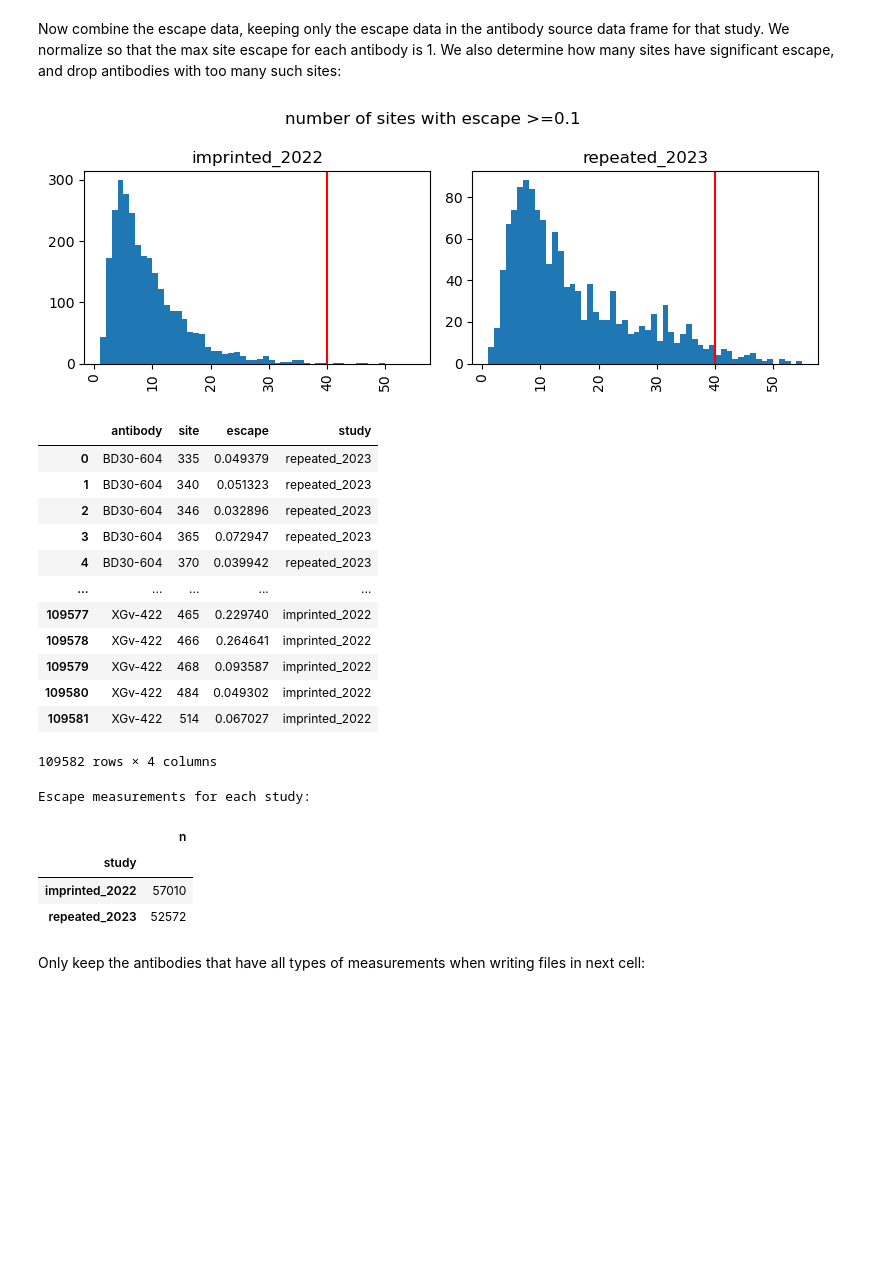
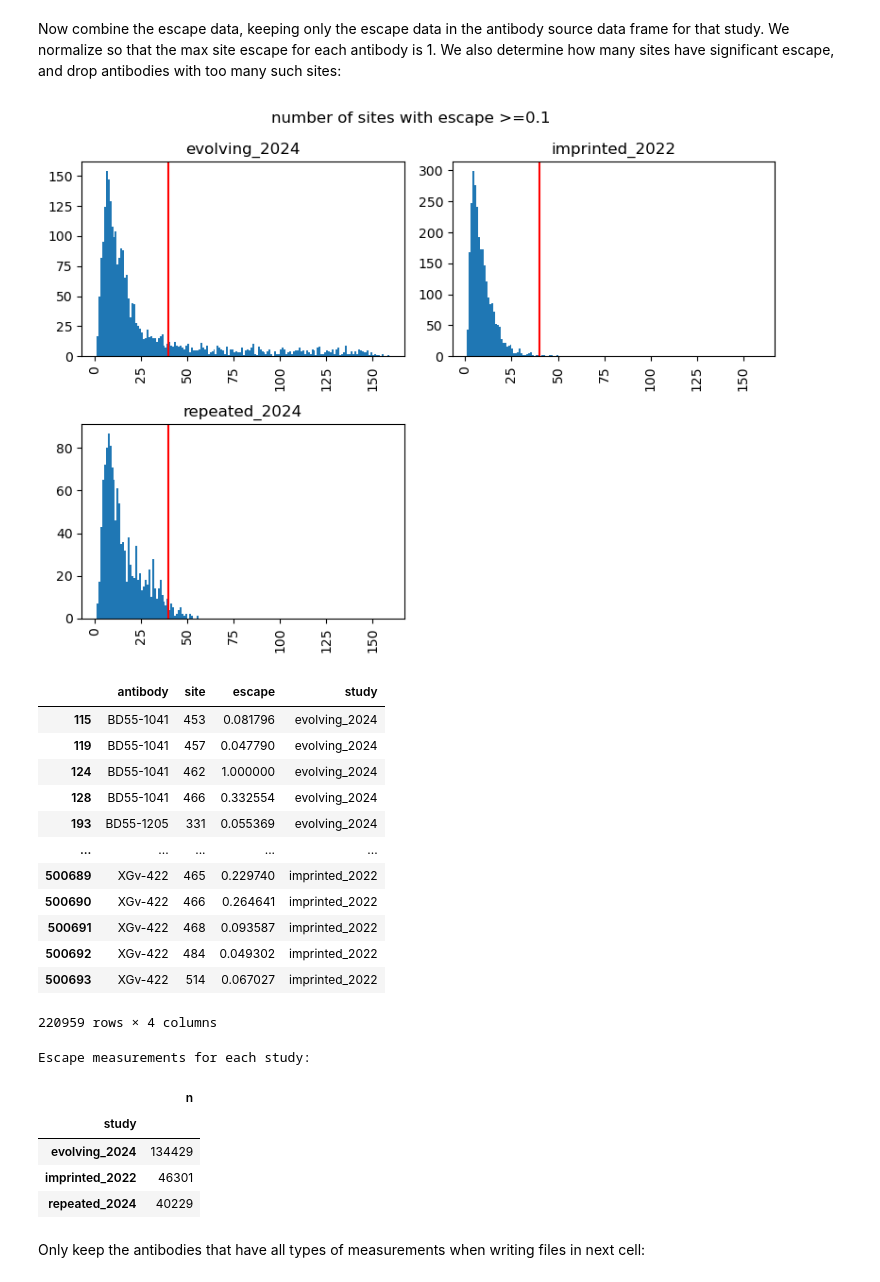
Before and after one commit to jbloomlab/SARS2-RBD-escape-calc, a Jupyter notebook: process_data.ipynb, the cells around one changed output. Drawn from its saved outputs; the diff is of its cells as text; code cells hidden in the pictures; blank space fills up the shorter version.

```diff
--- a/process_data.ipynb
+++ b/process_data.ipynb
@@ -35,14 +192,14 @@ assert len(repeated_2023_info) == repeated_2023_info["antibody"].nunique()
 # %%
 # get the antibody sources
-repeated_2023_source = (
-    repeated_2023_info
+repeated_2024_source = (
+    repeated_2024_info
     [["antibody", "source", "study"]]
     .query("source != 'WT mouse'")  # do not keep mouse antibodies
 )
 
 print("Number of antibodies from each source:")
 display(
-    repeated_2023_source
+    repeated_2024_source
     .groupby(["study", "source"])
     .aggregate(n_antibodies=pd.NamedAgg("antibody", "nunique"))
     .sort_values("n_antibodies", ascending=False)
@@ -158,13 +315,13 @@ Binding targets per antibody:
 # %% [markdown]
 Now read the actual escape data:
 # %%
-repeated_2023_escape = (
+repeated_2024_escape = (
     pd.read_csv("Cao_data/SARS-CoV-2-reinfection-DMS/antibody_dms_merge_clean.csv.gz")
     .groupby(["antibody", "site"], as_index=False)
     .aggregate(escape=pd.NamedAgg("mut_escape", "sum"))
-    .assign(study="repeated_2023")
+    .assign(study="repeated_2024")
 )
 
-repeated_2023_escape.sort_values("escape")
+repeated_2024_escape.sort_values("escape")
 # %% [output]
 |  | antibody | site | escape | study |
@@ -460,7 +586,7 @@ Now aggregate the antibody sources:
 # %%
 antibody_source = (
     pd.concat(
-        [repeated_2023_source, imprinted_2022_source],
+        [evolving_2024_source, repeated_2024_source, imprinted_2022_source],
         ignore_index=True,
     )
     .assign(
@@ -470,19 +596,22 @@ antibody_source = (
     )
 )
 
+print("Dropping the following antibodies duplicated across studies:")
+display(antibody_source.groupby("antibody").tail(-1).reset_index(drop=True))
+# keep just one of antibodies repeated across studies
+antibody_source = antibody_source.groupby("antibody").first().reset_index()
+
 assert (
     antibody_source["antibody"].nunique()
     == len(antibody_source[["antibody", "source"]].drop_duplicates())
 )
 
-print("Dropping the following antibodies duplicated across studies:")
-display(antibody_source.groupby("antibody").tail(-1).reset_index(drop=True))
-
-# keep just one of antibodies repeated across studies
-antibody_source = antibody_source.groupby("antibody").first().reset_index()
-
 print("\nRetained sources:")
-display(antibody_source)
+display(
+    antibody_source
+    .groupby(["source", "study"])
+    .aggregate(n_antibodies=pd.NamedAgg("antibody", "count"))
+)
 # %% [output]
 Dropping the following antibodies duplicated across studies:
 |  | antibody | source | study |
@@ -665,7 +760,8 @@ escape = (
                 .merge(antibody_source.query("study == @study")[["antibody"]])
             )
             for study, escape_df in [
-                ("repeated_2023", repeated_2023_escape),
+                ("evolving_2024", evolving_2024_escape),
+                ("repeated_2024", repeated_2024_escape),
                 ("imprinted_2022", imprinted_2022_escape),
             ]
         ],
@@ -692,58 +788,63 @@ n_sig_escape = (
 )
 
 ncols = 2
-nrows = int(math.ceil(n_sig_escape["study"].nunique()) / ncols)
+nrows = int(math.ceil(n_sig_escape["study"].nunique() / ncols))
 axes = n_sig_escape.hist(
     column="n_sites",
     by="study",
     bins=range(1, n_sig_escape["n_sites"].max() + 1, 1),
     grid=False,
     layout=(nrows, ncols),
     figsize=(4 * ncols, 3 * nrows),
 )
-for ax in axes:
+for ax in axes.ravel():
     ax.axvline(max_sig_sites, color="red")
 fig = plt.gcf()
 fig.suptitle(f"number of sites with escape >={sig_escape_threshold}")
 fig.tight_layout()
 plt.show(plt.gcf())
 
 # drop antibodies with too many sites of escape
 escape = (
     escape
     .merge(
         n_sig_escape.query("n_sites <= @max_sig_sites")[["antibody", "study"]],
         how="inner",
         validate="many_to_one",
     )
 )
 
+# drop low escape values
+drop_escape_below = config["drop_escape_below"]
+escape = escape.query("escape >= @drop_escape_below")
+
 assert escape["antibody"].nunique() == len(escape.groupby(["antibody", "study"]))
 
 display(escape)
 
 print("Escape measurements for each study:")
 display(escape.groupby("study").aggregate(n=pd.NamedAgg("site", "count")))
 # %% [output]
-[figure, old version]
+[figure, new version]
 |  | antibody | site | escape | study |
-| 0 | BD30-604 | 335 | 0.049379 | repeated_2023 |
-| 1 | BD30-604 | 340 | 0.051323 | repeated_2023 |
-| 2 | BD30-604 | 346 | 0.032896 | repeated_2023 |
-| 3 | BD30-604 | 365 | 0.072947 | repeated_2023 |
-| 4 | BD30-604 | 370 | 0.039942 | repeated_2023 |
+| 115 | BD55-1041 | 453 | 0.081796 | evolving_2024 |
+| 119 | BD55-1041 | 457 | 0.047790 | evolving_2024 |
+| 124 | BD55-1041 | 462 | 1.000000 | evolving_2024 |
+| 128 | BD55-1041 | 466 | 0.332554 | evolving_2024 |
+| 193 | BD55-1205 | 331 | 0.055369 | evolving_2024 |
 | ... | ... | ... | ... | ... |
-| 109577 | XGv-422 | 465 | 0.229740 | imprinted_2022 |
-| 109578 | XGv-422 | 466 | 0.264641 | imprinted_2022 |
-| 109579 | XGv-422 | 468 | 0.093587 | imprinted_2022 |
-| 109580 | XGv-422 | 484 | 0.049302 | imprinted_2022 |
-| 109581 | XGv-422 | 514 | 0.067027 | imprinted_2022 |
+| 500689 | XGv-422 | 465 | 0.229740 | imprinted_2022 |
+| 500690 | XGv-422 | 466 | 0.264641 | imprinted_2022 |
+| 500691 | XGv-422 | 468 | 0.093587 | imprinted_2022 |
+| 500692 | XGv-422 | 484 | 0.049302 | imprinted_2022 |
+| 500693 | XGv-422 | 514 | 0.067027 | imprinted_2022 |
-109582 rows × 4 columns
+220959 rows × 4 columns
 Escape measurements for each study:
 |  | n |
 | study |  |
-| imprinted_2022 | 57010 |
-| repeated_2023 | 52572 |
+| evolving_2024 | 134429 |
+| imprinted_2022 | 46301 |
+| repeated_2024 | 40229 |
 # %% [markdown]
 Only keep the antibodies that have all types of measurements when writing files in next cell:
 # %%
```
Also changed, not shown: parts of 24 cells of this notebook, 17 other files.
